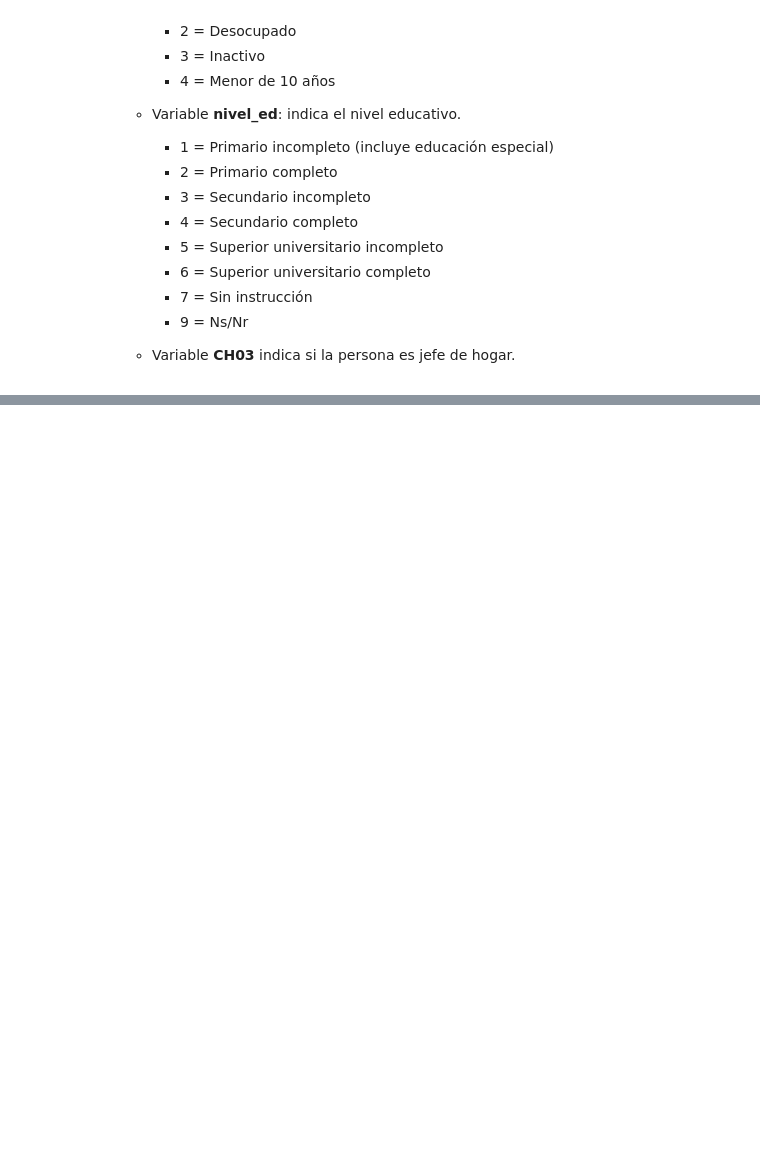
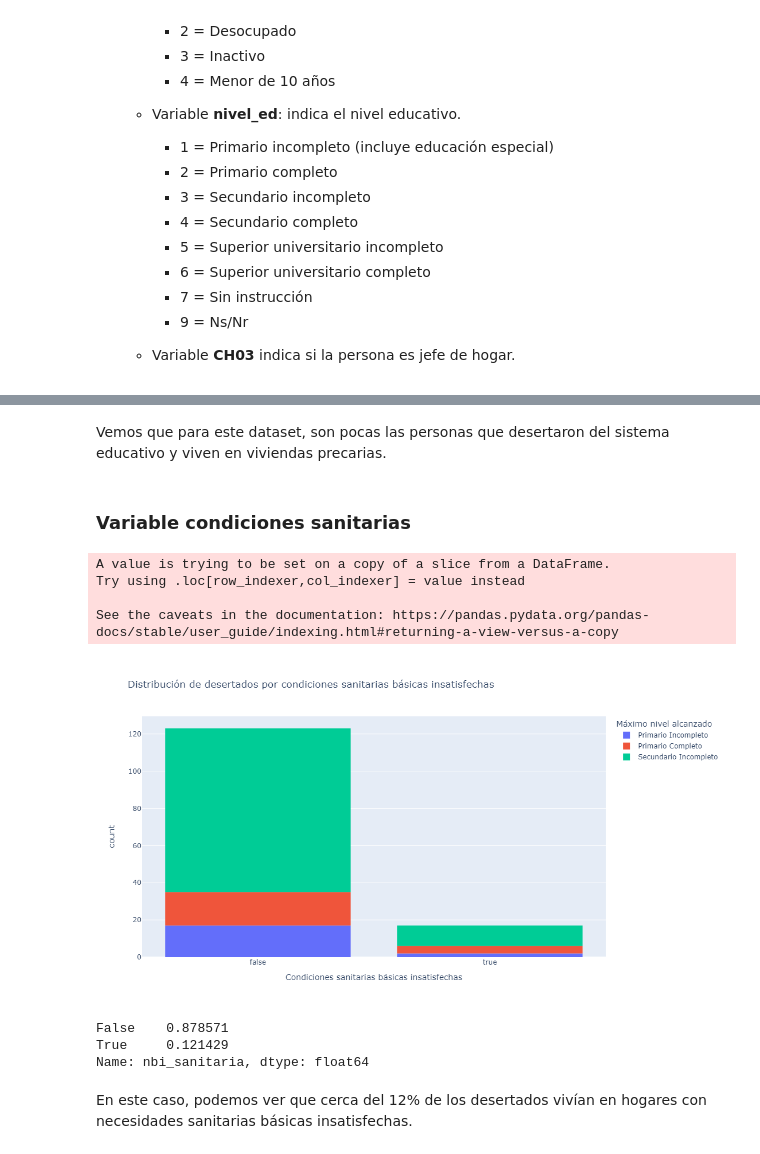
Before and after one commit to lauticouget/desercion_escolar_argentina, a Jupyter notebook: notebooks/eda_datos_panel.ipynb, the cells around one changed output, grey strips where cells are left out. Saved outputs shown, nothing was run; the diff lists cells and outputs as text; code cells hidden in the pictures; blank space fills up the shorter version.

```diff
--- a/notebooks/eda_datos_panel.ipynb
+++ b/notebooks/eda_datos_panel.ipynb
@@ -311,0 +413,46 @@ En base a consideraciones del INDEC, se define que si un hogar cumple con alguna
+# %% [markdown]
+Vemos que para este dataset, son pocas las personas que desertaron del sistema educativo y viven en viviendas precarias.
+# %% [markdown]
+### Variable condiciones sanitarias
+# %%
+sanitarias21_2 = hogares21_2[['CODUSU', 'NRO_HOGAR', 'IV8', 'IV10']]
+cond_sanitaria = (sanitarias21_2.IV8 == 2) | ((sanitarias21_2.IV8 == 1) & (sanitarias21_2.IV10 != 1))
+sanitarias21_2['nbi_sanitaria'] = np.where(cond_sanitaria, True, False)
+# %% [output]
+A value is trying to be set on a copy of a slice from a DataFrame.
+Try using .loc[row_indexer,col_indexer] = value instead
+
+See the caveats in the documentation: https://pandas.pydata.org/pandas-docs/stable/user_guide/indexing.html#returning-a-view-versus-a-copy
+# %%
+sanitaria = pd.merge(estudiantes21_2,
+               sanitarias21_2,
+               on=['CODUSU', 'NRO_HOGAR'],
+               how='left')
+sanitaria.drop(['IV8', 'IV10'], axis=1, inplace=True)
+# %%
+desertados_s = sanitaria.query(f'{cond_edad} & {cond_asistencia} & {cond_desercion} & {cond_nivel}')
+# %%
+fig = px.histogram(data_frame=desertados_s, x='nbi_sanitaria', color='NIVEL_ED_22',
+                  labels={'nbi_sanitaria': 'Condiciones sanitarias básicas insatisfechas',
+                         'NIVEL_ED_22': 'Máximo nivel alcanzado'},
+                   nbins=20,
+                   title='Distribución de desertados por condiciones sanitarias básicas insatisfechas',
+                   height=600)
+
+newnames = {'1':'Primario Incompleto', '2': 'Primario Completo', '3': 'Secundario Incompleto'}
+fig.for_each_trace(lambda t: t.update(name = newnames[t.name],
+                                      legendgroup = newnames[t.name],
+                                      hovertemplate = t.hovertemplate.replace(t.name, newnames[t.name])
+                                     )
+                  )
+fig.show()
+# %% [output]
+[figure, added]
+# %%
+desertados_s.nbi_sanitaria.value_counts(normalize=True)
+# %% [output]
+False    0.878571
+True     0.121429
+Name: nbi_sanitaria, dtype: float64
+# %% [markdown]
+En este caso, podemos ver que cerca del 12% de los desertados vivían en hogares con necesidades sanitarias básicas insatisfechas.
```
Also changed, not shown: parts of 39 cells of this notebook.
